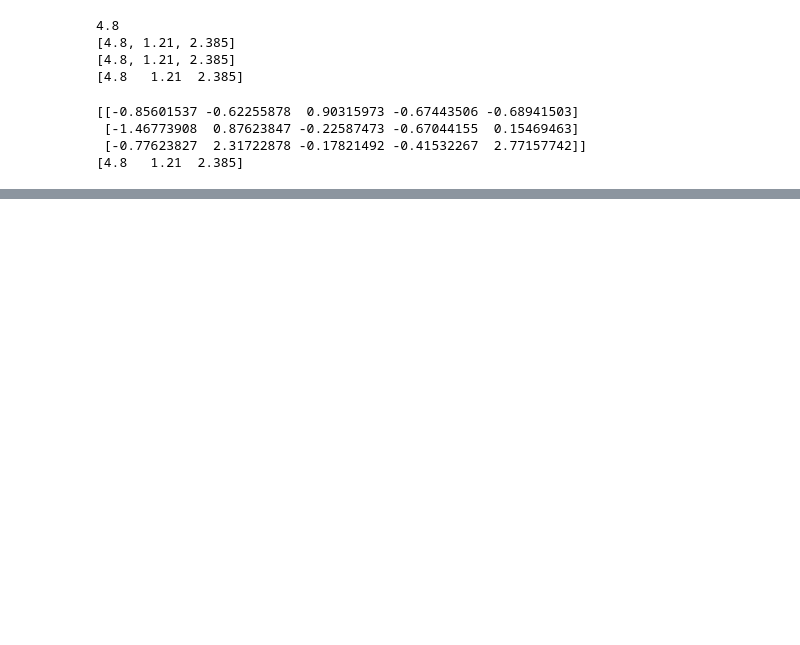
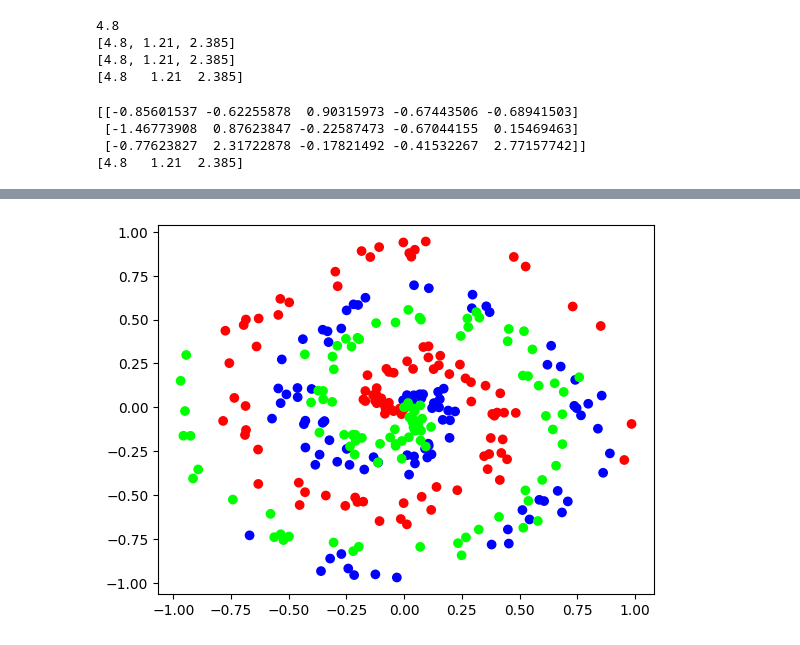
Before and after one commit to srika16/NLP_with_Transformers, a Jupyter notebook: Neural_Networks_From_Scratch.ipynb, the cells around one changed output, grey strips where cells are left out. Saved outputs shown, nothing was run; the diff lists cells and outputs as text; code cells hidden in the pictures; blank space fills up the shorter version.

```diff
--- a/Neural_Networks_From_Scratch.ipynb
+++ b/Neural_Networks_From_Scratch.ipynb
@@ -91,0 +176,5 @@ print(layer_outputs)
+# %%
+plt.scatter(X[:, 0], X[:, 1], c=y, cmap='brg')
+plt.show()
+# %% [output]
+[figure, added]
```
Also changed, not shown: parts of 7 cells of this notebook.
